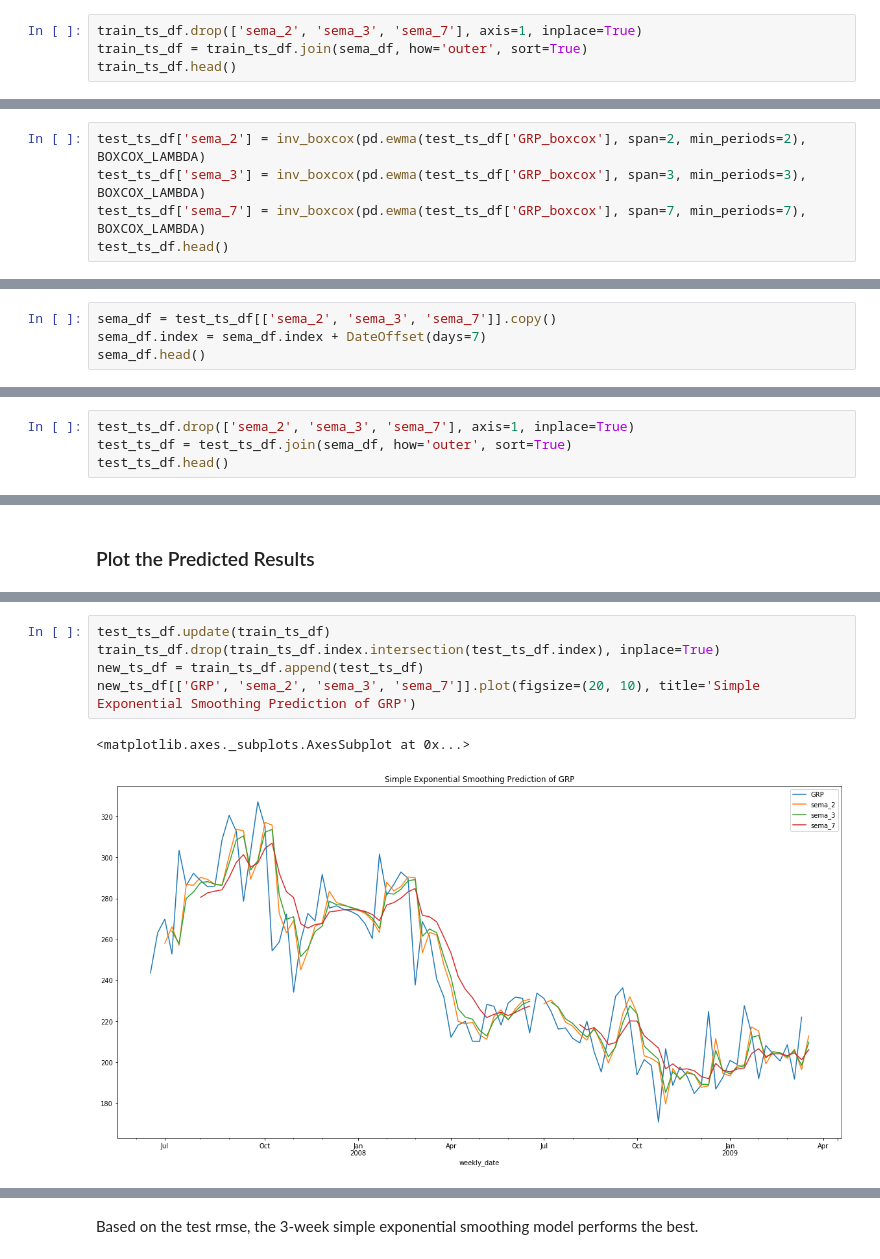
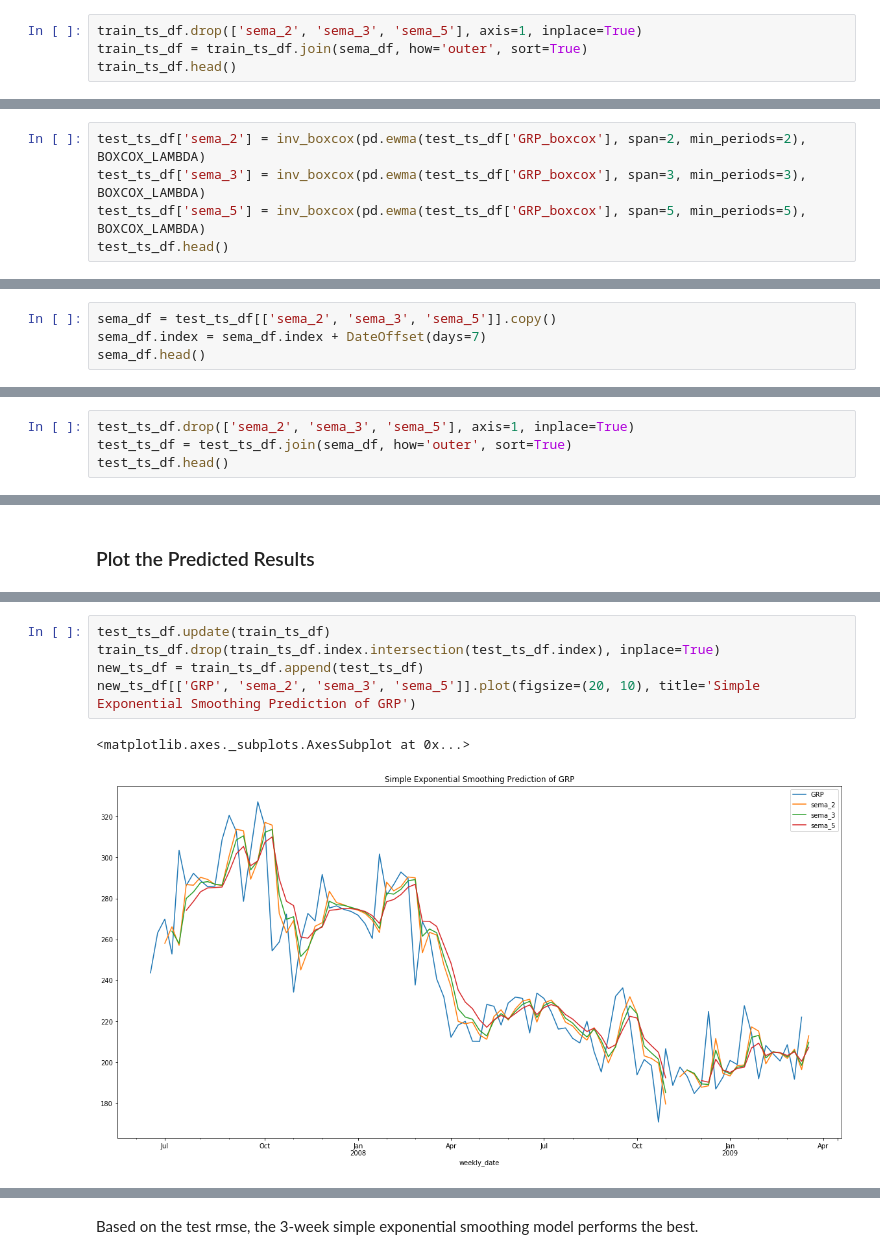
Before and after one commit to tkokkeng/KE5108-TVChannelRatings, a Jupyter notebook: movingAverage.ipynb, the cells around one changed output, grey strips where cells are left out. Drawn from its saved outputs; the diff is of its cells as text.

Commit message:
updated train/test split
also changed window sizes

```diff
--- a/movingAverage.ipynb
+++ b/movingAverage.ipynb
@@ -410,5 +410,5 @@ sema_df.head()
 # %%
-train_ts_df.drop(['sema_2', 'sema_3', 'sema_7'], axis=1, inplace=True)
+train_ts_df.drop(['sema_2', 'sema_3', 'sema_5'], axis=1, inplace=True)
 train_ts_df = train_ts_df.join(sema_df, how='outer', sort=True)
 train_ts_df.head()
 # %% [output]
@@ -424,7 +424,7 @@ train_ts_df.head()
 # %%
 test_ts_df['sema_2'] = inv_boxcox(pd.ewma(test_ts_df['GRP_boxcox'], span=2, min_periods=2), BOXCOX_LAMBDA)
 test_ts_df['sema_3'] = inv_boxcox(pd.ewma(test_ts_df['GRP_boxcox'], span=3, min_periods=3), BOXCOX_LAMBDA)
-test_ts_df['sema_7'] = inv_boxcox(pd.ewma(test_ts_df['GRP_boxcox'], span=7, min_periods=7), BOXCOX_LAMBDA)
+test_ts_df['sema_5'] = inv_boxcox(pd.ewma(test_ts_df['GRP_boxcox'], span=5, min_periods=5), BOXCOX_LAMBDA)
 test_ts_df.head()
 # %% [output]
   """Entry point for launching an IPython kernel.
@@ -440,5 +440,5 @@ test_ts_df.head()
 # %%
-sema_df = test_ts_df[['sema_2', 'sema_3', 'sema_7']].copy()
+sema_df = test_ts_df[['sema_2', 'sema_3', 'sema_5']].copy()
 sema_df.index = sema_df.index + DateOffset(days=7)
 sema_df.head()
 # %% [output]
@@ -452,5 +452,5 @@ sema_df.head()
 # %%
-test_ts_df.drop(['sema_2', 'sema_3', 'sema_7'], axis=1, inplace=True)
+test_ts_df.drop(['sema_2', 'sema_3', 'sema_5'], axis=1, inplace=True)
 test_ts_df = test_ts_df.join(sema_df, how='outer', sort=True)
 test_ts_df.head()
 # %% [output]
@@ -488,11 +488,11 @@ DatetimeIndex(['2008-06-22'], dtype='datetime64[ns]', name='weekly_date', freq=N
 # %%
 test_ts_df.update(train_ts_df)
 train_ts_df.drop(train_ts_df.index.intersection(test_ts_df.index), inplace=True)
 new_ts_df = train_ts_df.append(test_ts_df)
-new_ts_df[['GRP', 'sema_2', 'sema_3', 'sema_7']].plot(figsize=(20, 10), title='Simple Exponential Smoothing Prediction of GRP')
+new_ts_df[['GRP', 'sema_2', 'sema_3', 'sema_5']].plot(figsize=(20, 10), title='Simple Exponential Smoothing Prediction of GRP')
 # %% [output]
 <matplotlib.axes._subplots.AxesSubplot at 0x...>
-[figure, old version]
+[figure, new version]
 # %%
 results_df = pd.DataFrame(results_list,
                           index=['Simple Moving 1wk Average', 'Simple Moving 2wk Average', 'Simple Moving 3wk Average',
```
Also changed, not shown: parts of 44 cells of this notebook.
